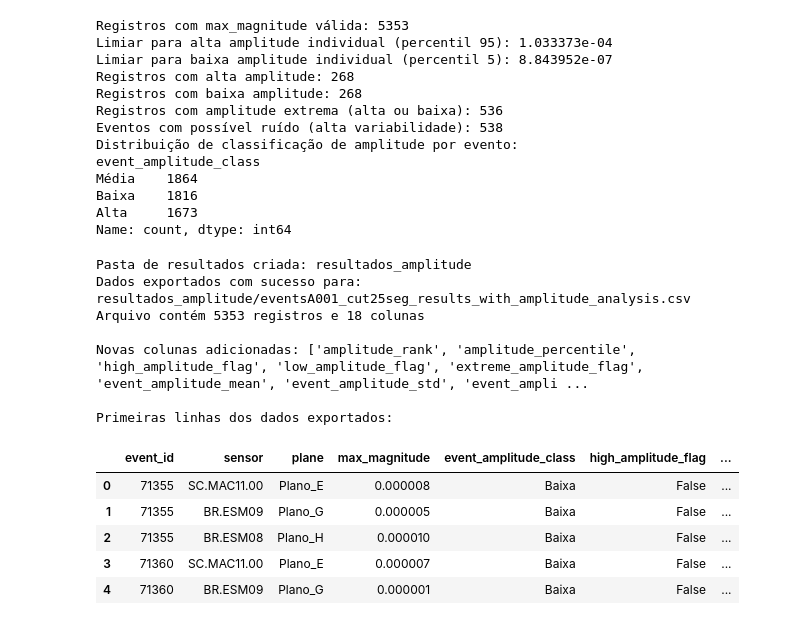
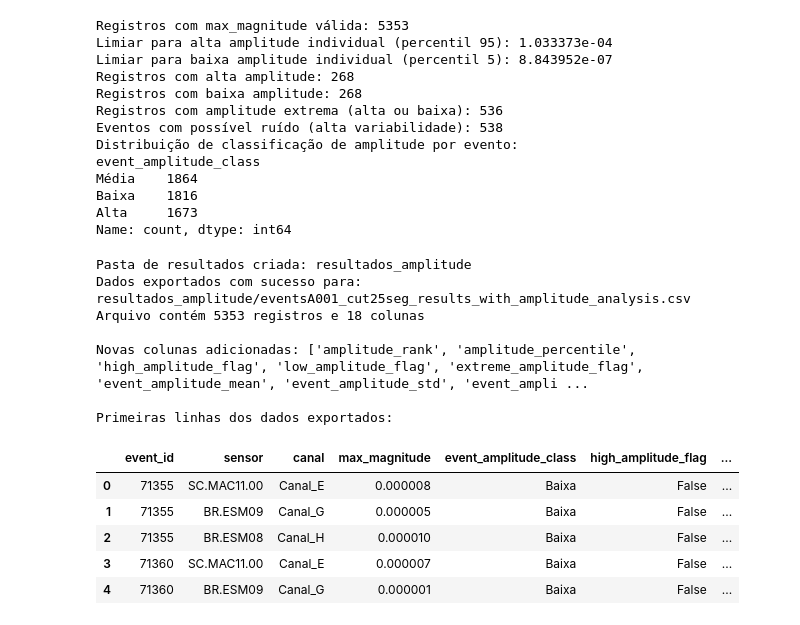
Before and after one commit to pedro-acviana/Sismic-Data-Analysis, a Jupyter notebook: analise_energia_total.ipynb, the cells around one changed output. Saved outputs shown, nothing was run; the diff lists cells and outputs as text; code cells hidden in the pictures.

```diff
--- a/analise_energia_total.ipynb
+++ b/analise_energia_total.ipynb
@@ -207,6 +207,6 @@ Análise de frequência das magnitudes da coluna `max_magnitude` agrupada por pl
 # %%
-# Análise da max_magnitude por plano
-print("ANÁLISE DE max_magnitude POR PLANO:")
+# Análise da max_magnitude por canal
+print("ANÁLISE DE max_magnitude POR CANAL:")
 print("=" * 40)
 
 # Verificar se a coluna existe
@@ -215,19 +215,19 @@ if 'max_magnitude' not in df.columns:
     print("Colunas disponíveis:")
     print(list(df.columns))
 else:
-    # Verificar planos únicos
-    unique_planes = df['plane'].unique()
-    print(f"Planos únicos encontrados: {unique_planes}")
-    print(f"Total de planos: {len(unique_planes)}")
+    # Verificar canais únicos
+    unique_canais = df['canal'].unique()
+    print(f"Canais únicos encontrados: {unique_canais}")
+    print(f"Total de canais: {len(unique_canais)}")
 
-    # Estatísticas da max_magnitude por plano
-    for plane in unique_planes:
-        plane_data = df[df['plane'] == plane]
-        print(f"\n--- PLANO {plane} ---")
-        print(f"Total de registros: {len(plane_data)}")
+    # Estatísticas da max_magnitude por canal
+    for canal in unique_canais:
+        canal_data = df[df['canal'] == canal]
+        print(f"\n--- CANAL {canal} ---")
+        print(f"Total de registros: {len(canal_data)}")
 
         # Análise da max_magnitude
-        amp_data = plane_data['max_magnitude'].dropna()
+        amp_data = canal_data['max_magnitude'].dropna()
         if len(amp_data) > 0:
             amp_stats = amp_data.describe()
             print(f"\nmax_magnitude:")
@@ -238,14 +238,14 @@ else:
             print(f"  Mínimo: {amp_stats['min']:.6e}")
             print(f"  Máximo: {amp_stats['max']:.6e}")
         else:
-            print(f"  Sem dados válidos de max_magnitude para o plano {plane}")
+            print(f"  Sem dados válidos de max_magnitude para o canal {canal}")
 
-    # Resumo comparativo entre planos
+    # Resumo comparativo entre canais
     print(f"\n{'='*50}")
-    print("RESUMO COMPARATIVO ENTRE PLANOS:")
+    print("RESUMO COMPARATIVO ENTRE CANAIS:")
     print(f"{'='*50}")
 
     # Criar resumo apenas para max_magnitude
-    comparison_stats = df.groupby('plane')['max_magnitude'].agg(['count', 'mean', 'std', 'min', 'max']).round(8)
+    comparison_stats = df.groupby('canal')['max_magnitude'].agg(['count', 'mean', 'std', 'min', 'max']).round(8)
     display(comparison_stats)
 # %% [output]
@@ -620,10 +620,10 @@ if 'max_magnitude' in df.columns:
         event_comparison = valid_amplitude_df.groupby('event_id').agg({
             'max_magnitude': ['count', 'mean', 'std'],
             'sensor': 'nunique',
-            'plane': 'nunique'
+            'canal': 'nunique'
         }).round(6)
 
-        event_comparison.columns = ['Registros', 'Amplitude_Média', 'Desvio_Padrão', 'Sensores_Únicos', 'Planos_Únicos']
+        event_comparison.columns = ['Registros', 'Amplitude_Média', 'Desvio_Padrão', 'Sensores_Únicos', 'Canais_Únicos']
         event_comparison['Classificacao_Amplitude'] = amplitude_classification
 
         print("Resumo por classificação de amplitude:")
@@ -631,7 +631,7 @@ if 'max_magnitude' in df.columns:
             'Registros': ['count', 'mean'],
             'Amplitude_Média': ['mean', 'std'],
             'Sensores_Únicos': 'mean',
-            'Planos_Únicos': 'mean'
+            'Canais_Únicos': 'mean'
         }).round(4)
         display(classification_summary)
 
@@ -1004,40 +1012,40 @@ results_dir.mkdir(exist_ok=True)
 output_path = results_dir / "eventsA001_cut25seg_results_with_amplitude_analysis.csv"
 
 # Exportar dados com análise de amplitude
 export_df.to_csv(output_path, index=False)
 
 print(f"Pasta de resultados criada: {results_dir}")
 print(f"Dados exportados com sucesso para: {output_path}")
 print(f"Arquivo contém {len(export_df)} registros e {len(export_df.columns)} colunas")
 
 # Mostrar as novas colunas adicionadas
 original_columns = set(df.columns)
 new_columns = [col for col in export_df.columns if col not in original_columns]
 print(f"\nNovas colunas adicionadas: {new_columns}")
 
 # Mostrar as primeiras linhas dos dados exportados
 if 'max_magnitude' in df.columns:
-    display_columns = ['event_id', 'sensor', 'plane', 'max_magnitude', 'event_amplitude_class',
+    display_columns = ['event_id', 'sensor', 'canal', 'max_magnitude', 'event_amplitude_class',
                       'high_amplitude_flag', 'low_amplitude_flag', 'extreme_amplitude_flag', 'potential_noise_event']
     available_display_columns = [col for col in display_columns if col in export_df.columns]
     print("\nPrimeiras linhas dos dados exportados:")
     display(export_df[available_display_columns].head())
 else:
     print("\nDados exportados sem análise específica de max_magnitude (coluna não encontrada).")
 # %% [output]
 Pasta de resultados criada: resultados_amplitude
 Dados exportados com sucesso para: resultados_amplitude/eventsA001_cut25seg_results_with_amplitude_analysis.csv
 Arquivo contém 5353 registros e 18 colunas
 
 Novas colunas adicionadas: ['amplitude_rank', 'amplitude_percentile', 'high_amplitude_flag', 'low_amplitude_flag', 'extreme_amplitude_flag', 'event_amplitude_mean', 'event_amplitude_std', 'event_ampli ...
 
 Primeiras linhas dos dados exportados:
-|  | event_id | sensor | plane | max_magnitude | event_amplitude_class | high_amplitude_flag | ... |
-| 0 | 71355 | SC.MAC11.00 | Plano_E | 0.000008 | Baixa | False | ... |
-| 1 | 71355 | BR.ESM09 | Plano_G | 0.000005 | Baixa | False | ... |
-| 2 | 71355 | BR.ESM08 | Plano_H | 0.000010 | Baixa | False | ... |
-| 3 | 71360 | SC.MAC11.00 | Plano_E | 0.000007 | Baixa | False | ... |
-| 4 | 71360 | BR.ESM09 | Plano_G | 0.000001 | Baixa | False | ... |
+|  | event_id | sensor | canal | max_magnitude | event_amplitude_class | high_amplitude_flag | ... |
+| 0 | 71355 | SC.MAC11.00 | Canal_E | 0.000008 | Baixa | False | ... |
+| 1 | 71355 | BR.ESM09 | Canal_G | 0.000005 | Baixa | False | ... |
+| 2 | 71355 | BR.ESM08 | Canal_H | 0.000010 | Baixa | False | ... |
+| 3 | 71360 | SC.MAC11.00 | Canal_E | 0.000007 | Baixa | False | ... |
+| 4 | 71360 | BR.ESM09 | Canal_G | 0.000001 | Baixa | False | ... |
 # %%
 # Criar um resumo final para salvar como arquivo separado
 if 'max_magnitude' in df.columns:
```
Also changed, not shown: parts of 16 cells of this notebook, 1 other file.
